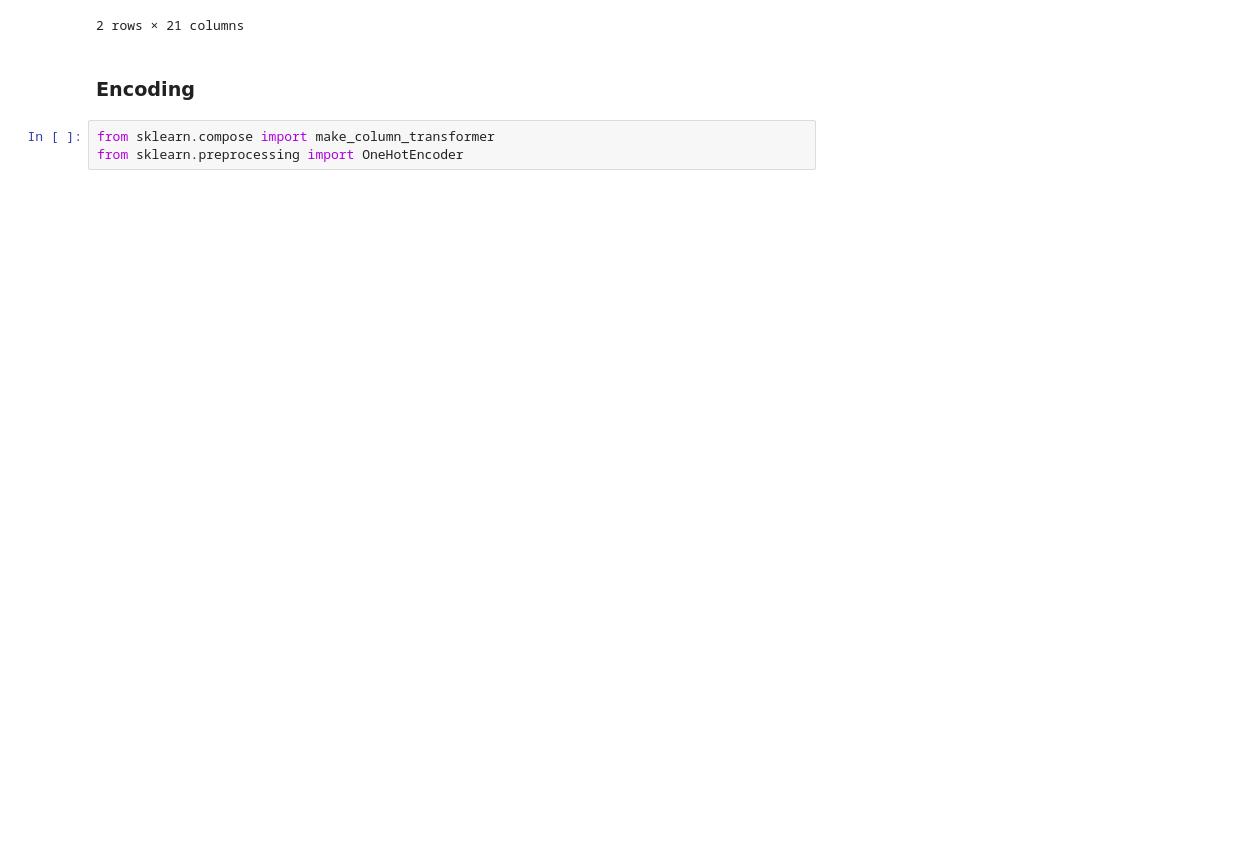
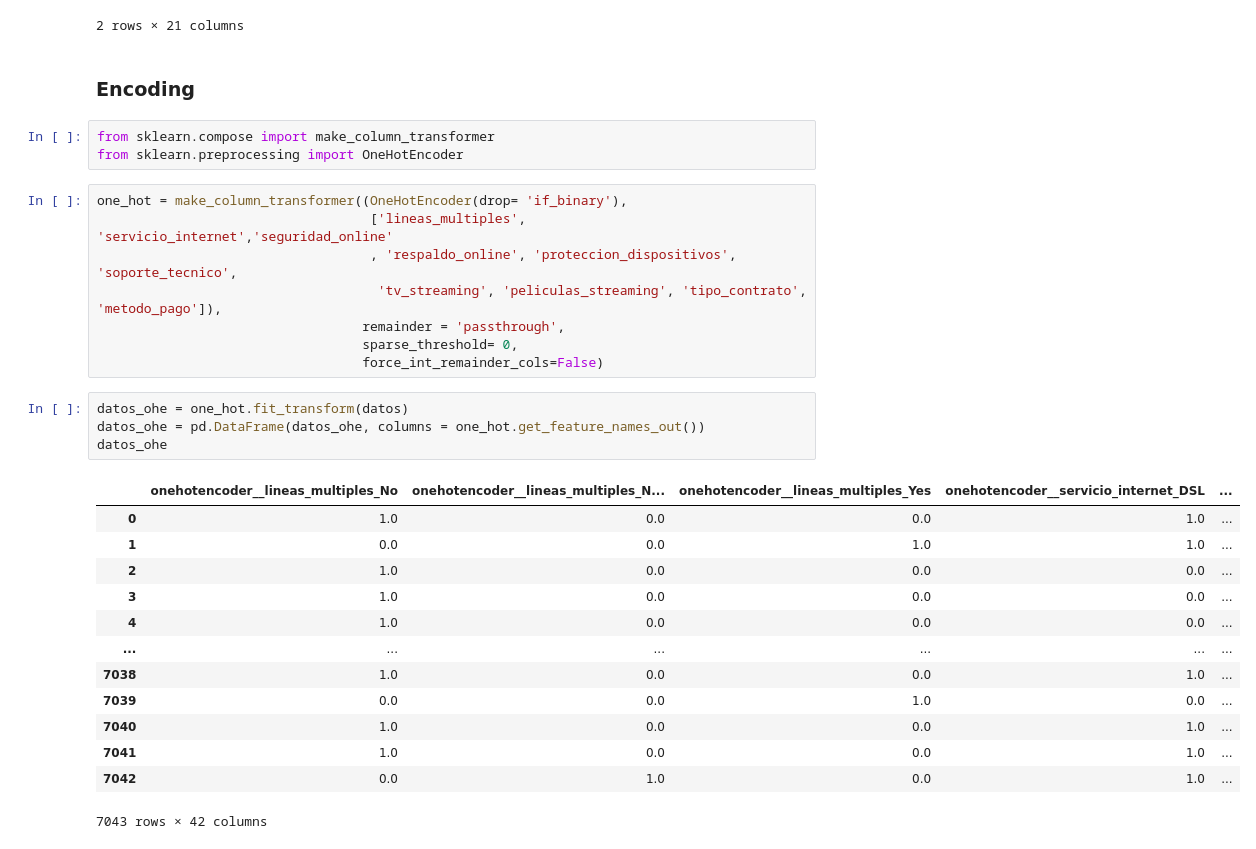
Before and after one commit to SebaDiezV/Challenge_TelecomX_Parte2_AluraLatam, a Jupyter notebook: TelecomX_Parte_2.ipynb, the cells around one changed output. Saved outputs shown, nothing was run; the diff lists cells and outputs as text; blank space fills up the shorter version.

```diff
--- a/TelecomX_Parte_2.ipynb
+++ b/TelecomX_Parte_2.ipynb
@@ -48,3 +123,29 @@ datos.head(2)
 # %%
 from sklearn.compose import make_column_transformer
 from sklearn.preprocessing import OneHotEncoder
+# %%
+one_hot = make_column_transformer((OneHotEncoder(drop= 'if_binary'),
+                                   ['lineas_multiples', 'servicio_internet','seguridad_online'
+                                   , 'respaldo_online', 'proteccion_dispositivos', 'soporte_tecnico',
+                                    'tv_streaming', 'peliculas_streaming', 'tipo_contrato', 'metodo_pago']),
+                                  remainder = 'passthrough',
+                                  sparse_threshold= 0,
+                                  force_int_remainder_cols=False)
+# %%
+datos_ohe = one_hot.fit_transform(datos)
+datos_ohe = pd.DataFrame(datos_ohe, columns = one_hot.get_feature_names_out())
+datos_ohe
+# %% [output]
+|  | onehotencoder__lineas_multiples_No | onehotencoder__lineas_multiples_N... | onehotencoder__lineas_multiples_Yes | onehotencoder__servicio_internet_DSL | ... |
+| 0 | 1.0 | 0.0 | 0.0 | 1.0 | ... |
+| 1 | 0.0 | 0.0 | 1.0 | 1.0 | ... |
+| 2 | 1.0 | 0.0 | 0.0 | 0.0 | ... |
+| 3 | 1.0 | 0.0 | 0.0 | 0.0 | ... |
+| 4 | 1.0 | 0.0 | 0.0 | 0.0 | ... |
+| ... | ... | ... | ... | ... | ... |
+| 7038 | 1.0 | 0.0 | 0.0 | 1.0 | ... |
+| 7039 | 0.0 | 0.0 | 1.0 | 0.0 | ... |
+| 7040 | 1.0 | 0.0 | 0.0 | 1.0 | ... |
+| 7041 | 1.0 | 0.0 | 0.0 | 1.0 | ... |
+| 7042 | 0.0 | 1.0 | 0.0 | 1.0 | ... |
+7043 rows × 42 columns
```
Also changed, not shown: parts of 20 cells of this notebook.
